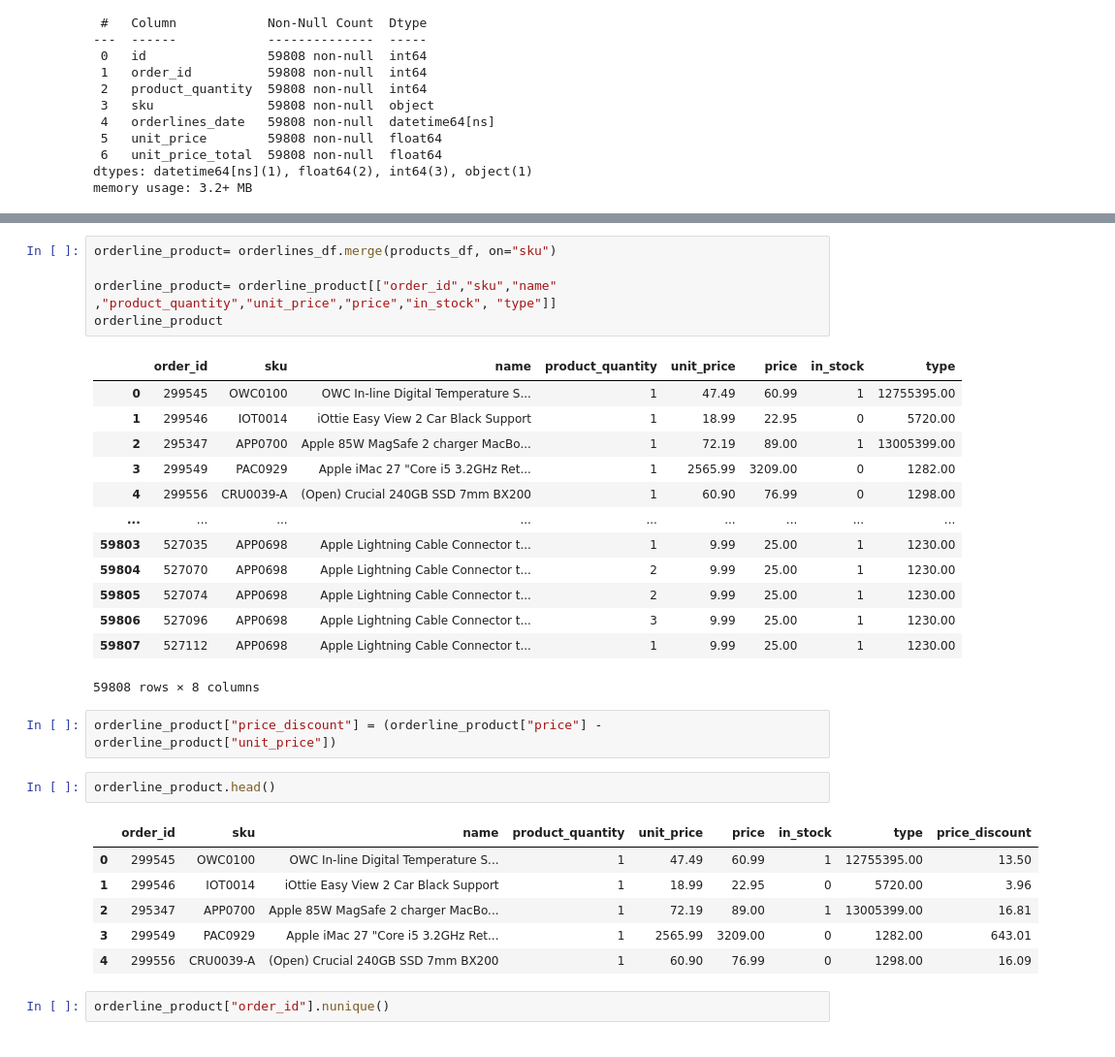
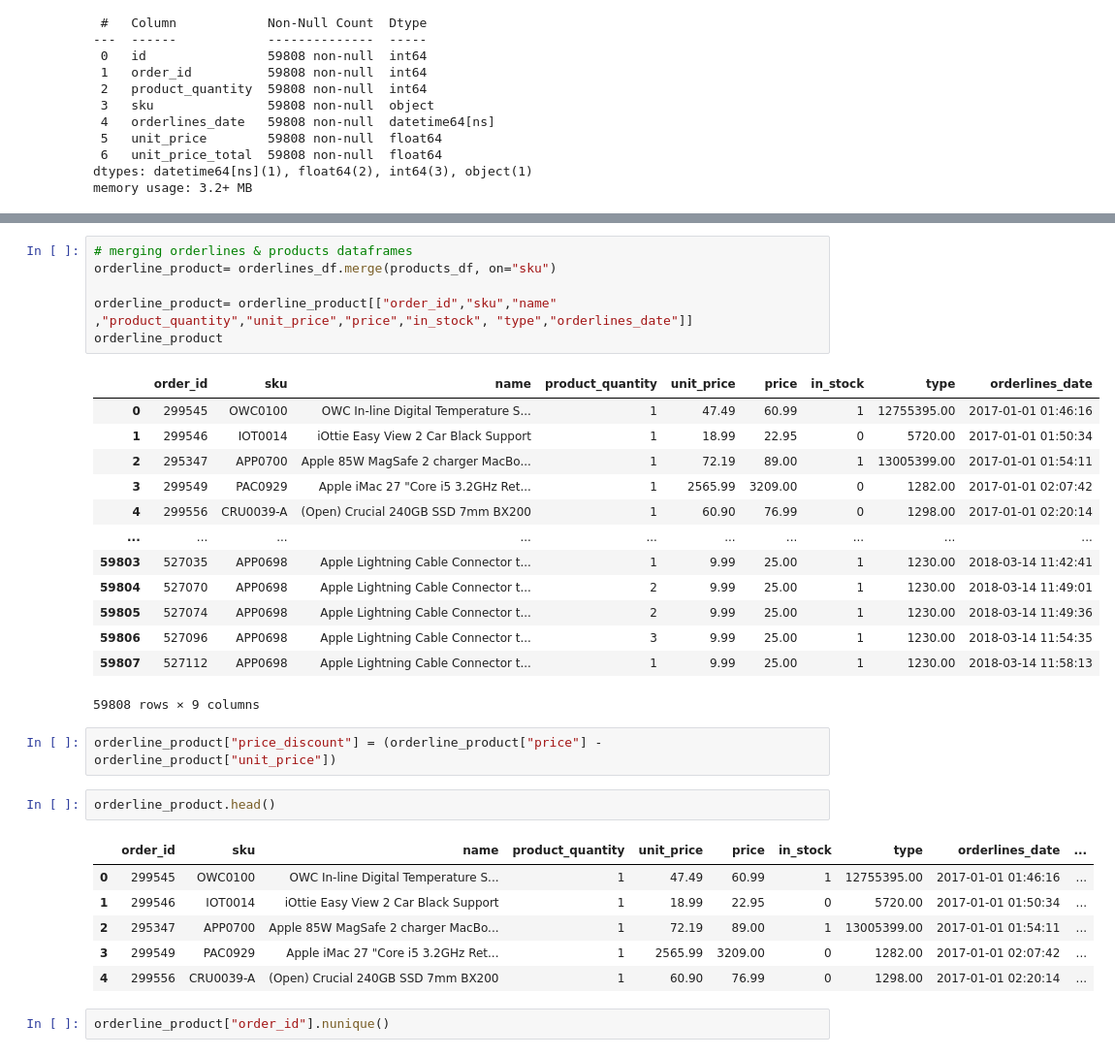
Before and after one commit to ShymaShameer/Eniac_project, a Jupyter notebook: Project_Data_Analysis.ipynb, the cells around one changed output, grey strips where cells are left out. Shown at 97% size. Drawn from its saved outputs; the diff is of its cells as text.

```diff
--- a/Project_Data_Analysis.ipynb
+++ b/Project_Data_Analysis.ipynb
@@ -203,33 +207,34 @@ orderlines_df.describe()
 # %%
+# merging orderlines & products dataframes
 orderline_product= orderlines_df.merge(products_df, on="sku")
 
-orderline_product= orderline_product[["order_id","sku","name" ,"product_quantity","unit_price","price","in_stock", "type"]]
+orderline_product= orderline_product[["order_id","sku","name" ,"product_quantity","unit_price","price","in_stock", "type","orderlines_date"]]
 orderline_product
 # %% [output]
-|  | order_id | sku | name | product_quantity | unit_price | price | in_stock | type |
-| 0 | 299545 | OWC0100 | OWC In-line Digital Temperature S... | 1 | 47.49 | 60.99 | 1 | 12755395.00 |
-| 1 | 299546 | IOT0014 | iOttie Easy View 2 Car Black Support | 1 | 18.99 | 22.95 | 0 | 5720.00 |
-| 2 | 295347 | APP0700 | Apple 85W MagSafe 2 charger MacBo... | 1 | 72.19 | 89.00 | 1 | 13005399.00 |
-| 3 | 299549 | PAC0929 | Apple iMac 27 "Core i5 3.2GHz Ret... | 1 | 2565.99 | 3209.00 | 0 | 1282.00 |
-| 4 | 299556 | CRU0039-A | (Open) Crucial 240GB SSD 7mm BX200 | 1 | 60.90 | 76.99 | 0 | 1298.00 |
-| ... | ... | ... | ... | ... | ... | ... | ... | ... |
-| 59803 | 527035 | APP0698 | Apple Lightning Cable Connector t... | 1 | 9.99 | 25.00 | 1 | 1230.00 |
-| 59804 | 527070 | APP0698 | Apple Lightning Cable Connector t... | 2 | 9.99 | 25.00 | 1 | 1230.00 |
-| 59805 | 527074 | APP0698 | Apple Lightning Cable Connector t... | 2 | 9.99 | 25.00 | 1 | 1230.00 |
-| 59806 | 527096 | APP0698 | Apple Lightning Cable Connector t... | 3 | 9.99 | 25.00 | 1 | 1230.00 |
-| 59807 | 527112 | APP0698 | Apple Lightning Cable Connector t... | 1 | 9.99 | 25.00 | 1 | 1230.00 |
+|  | order_id | sku | name | product_quantity | unit_price | price | in_stock | type | orderlines_date |
+| 0 | 299545 | OWC0100 | OWC In-line Digital Temperature S... | 1 | 47.49 | 60.99 | 1 | 12755395.00 | 2017-01-01 01:46:16 |
+| 1 | 299546 | IOT0014 | iOttie Easy View 2 Car Black Support | 1 | 18.99 | 22.95 | 0 | 5720.00 | 2017-01-01 01:50:34 |
+| 2 | 295347 | APP0700 | Apple 85W MagSafe 2 charger MacBo... | 1 | 72.19 | 89.00 | 1 | 13005399.00 | 2017-01-01 01:54:11 |
+| 3 | 299549 | PAC0929 | Apple iMac 27 "Core i5 3.2GHz Ret... | 1 | 2565.99 | 3209.00 | 0 | 1282.00 | 2017-01-01 02:07:42 |
+| 4 | 299556 | CRU0039-A | (Open) Crucial 240GB SSD 7mm BX200 | 1 | 60.90 | 76.99 | 0 | 1298.00 | 2017-01-01 02:20:14 |
+| ... | ... | ... | ... | ... | ... | ... | ... | ... | ... |
+| 59803 | 527035 | APP0698 | Apple Lightning Cable Connector t... | 1 | 9.99 | 25.00 | 1 | 1230.00 | 2018-03-14 11:42:41 |
+| 59804 | 527070 | APP0698 | Apple Lightning Cable Connector t... | 2 | 9.99 | 25.00 | 1 | 1230.00 | 2018-03-14 11:49:01 |
+| 59805 | 527074 | APP0698 | Apple Lightning Cable Connector t... | 2 | 9.99 | 25.00 | 1 | 1230.00 | 2018-03-14 11:49:36 |
+| 59806 | 527096 | APP0698 | Apple Lightning Cable Connector t... | 3 | 9.99 | 25.00 | 1 | 1230.00 | 2018-03-14 11:54:35 |
+| 59807 | 527112 | APP0698 | Apple Lightning Cable Connector t... | 1 | 9.99 | 25.00 | 1 | 1230.00 | 2018-03-14 11:58:13 |
-59808 rows × 8 columns
+59808 rows × 9 columns
 # %%
 orderline_product["price_discount"] = (orderline_product["price"] - orderline_product["unit_price"])
 # %%
 orderline_product.head()
 # %% [output]
-|  | order_id | sku | name | product_quantity | unit_price | price | in_stock | type | price_discount |
-| 0 | 299545 | OWC0100 | OWC In-line Digital Temperature S... | 1 | 47.49 | 60.99 | 1 | 12755395.00 | 13.50 |
-| 1 | 299546 | IOT0014 | iOttie Easy View 2 Car Black Support | 1 | 18.99 | 22.95 | 0 | 5720.00 | 3.96 |
-| 2 | 295347 | APP0700 | Apple 85W MagSafe 2 charger MacBo... | 1 | 72.19 | 89.00 | 1 | 13005399.00 | 16.81 |
-| 3 | 299549 | PAC0929 | Apple iMac 27 "Core i5 3.2GHz Ret... | 1 | 2565.99 | 3209.00 | 0 | 1282.00 | 643.01 |
-| 4 | 299556 | CRU0039-A | (Open) Crucial 240GB SSD 7mm BX200 | 1 | 60.90 | 76.99 | 0 | 1298.00 | 16.09 |
+|  | order_id | sku | name | product_quantity | unit_price | price | in_stock | type | orderlines_date | ... |
+| 0 | 299545 | OWC0100 | OWC In-line Digital Temperature S... | 1 | 47.49 | 60.99 | 1 | 12755395.00 | 2017-01-01 01:46:16 | ... |
+| 1 | 299546 | IOT0014 | iOttie Easy View 2 Car Black Support | 1 | 18.99 | 22.95 | 0 | 5720.00 | 2017-01-01 01:50:34 | ... |
+| 2 | 295347 | APP0700 | Apple 85W MagSafe 2 charger MacBo... | 1 | 72.19 | 89.00 | 1 | 13005399.00 | 2017-01-01 01:54:11 | ... |
+| 3 | 299549 | PAC0929 | Apple iMac 27 "Core i5 3.2GHz Ret... | 1 | 2565.99 | 3209.00 | 0 | 1282.00 | 2017-01-01 02:07:42 | ... |
+| 4 | 299556 | CRU0039-A | (Open) Crucial 240GB SSD 7mm BX200 | 1 | 60.90 | 76.99 | 0 | 1298.00 | 2017-01-01 02:20:14 | ... |
 # %%
 orderline_product["order_id"].nunique()
 # %% [output]
```
Also changed, not shown: parts of 98 cells of this notebook.
